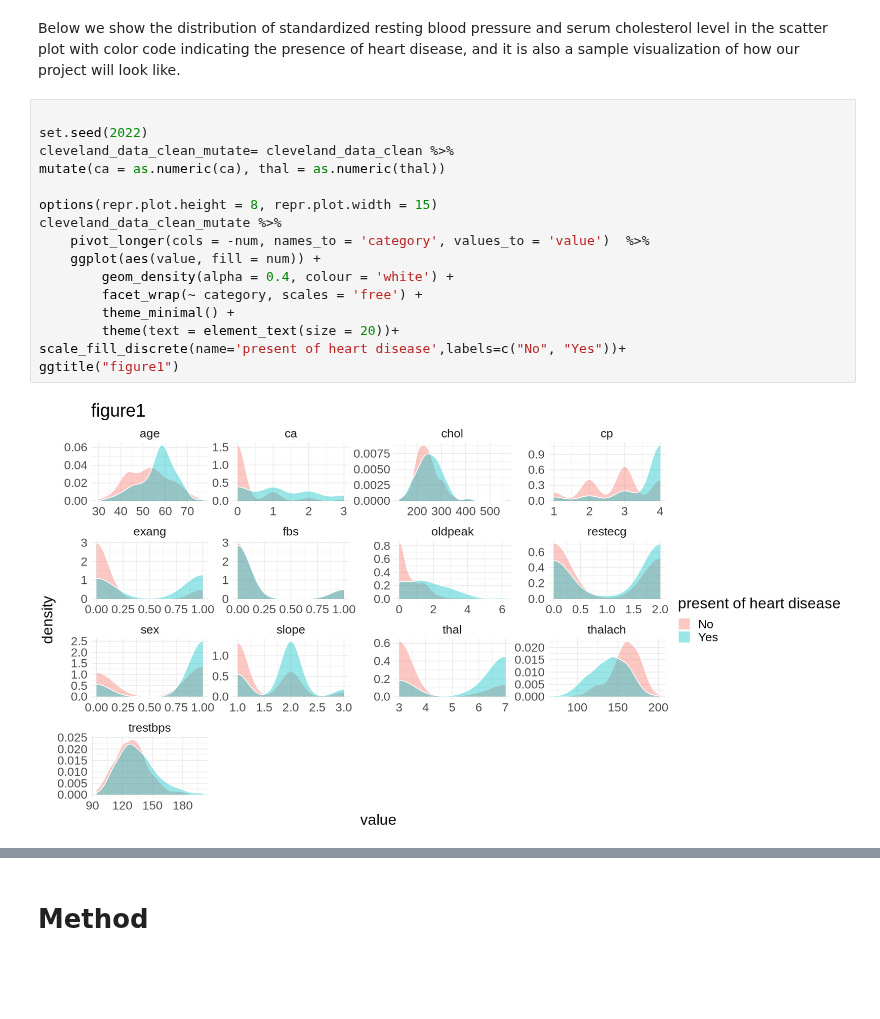
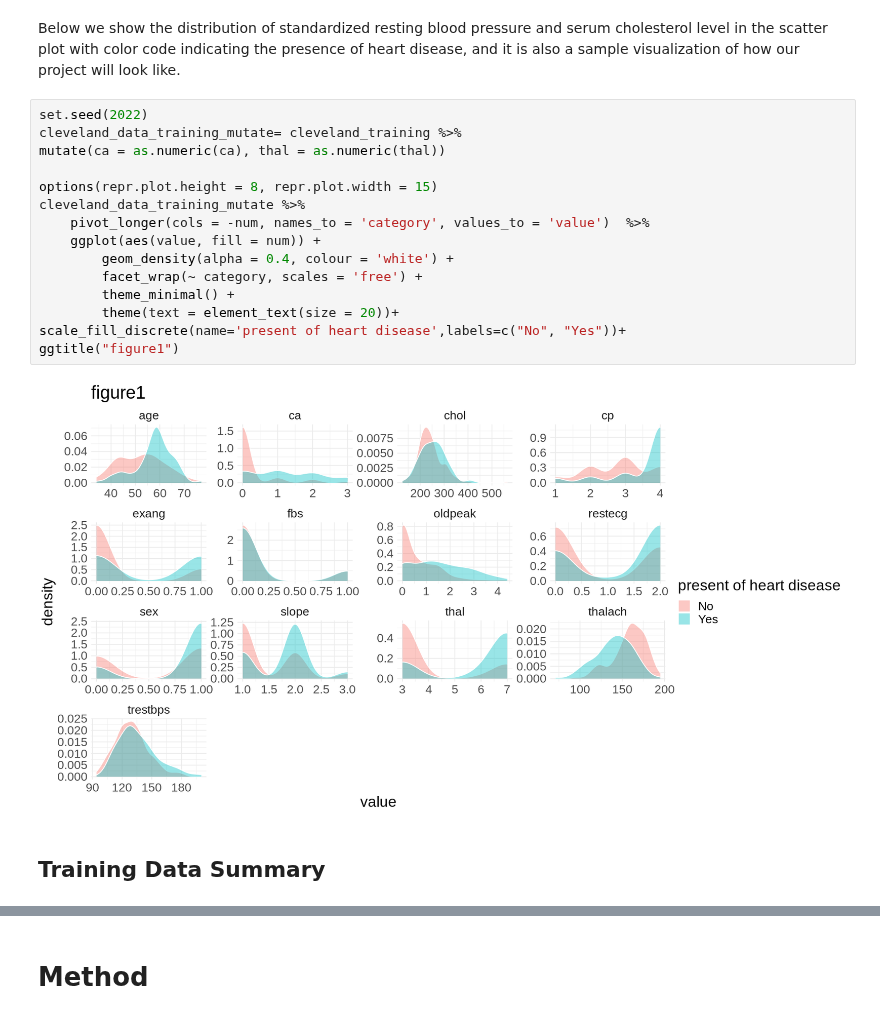
Before and after one commit to wiliwangka/Heart-Disease-Classification-with-R, a Jupyter notebook: ds_project_proposal.ipynb, the cells around one changed output, grey strips where cells are left out. Cells and saved outputs as stored; diff of their text form; blank space fills up the shorter version.

```diff
--- a/ds_project_proposal.ipynb
+++ b/ds_project_proposal.ipynb
@@ -156,20 +108,21 @@ A data.frame: 1 × 9
 # %% [markdown]
 Below we show the distribution of standardized resting blood pressure and serum cholesterol level in the scatter plot with color code indicating the presence of heart disease, and it is also a sample visualization of how our project will look like.
 # %%
-
 set.seed(2022)
-cleveland_data_clean_mutate= cleveland_data_clean %>%
+cleveland_data_training_mutate= cleveland_training %>%
 mutate(ca = as.numeric(ca), thal = as.numeric(thal))
 
 options(repr.plot.height = 8, repr.plot.width = 15)
-cleveland_data_clean_mutate %>%
+cleveland_data_training_mutate %>%
     pivot_longer(cols = -num, names_to = 'category', values_to = 'value')  %>%
     ggplot(aes(value, fill = num)) +
         geom_density(alpha = 0.4, colour = 'white') +
         facet_wrap(~ category, scales = 'free') +
         theme_minimal() +
         theme(text = element_text(size = 20))+
 scale_fill_discrete(name='present of heart disease',labels=c("No", "Yes"))+
 ggtitle("figure1")
 # %% [output]
-[figure, old version]
+[figure, new version]
+# %% [markdown]
+## Training Data Summary
```
Also changed, not shown: parts of 4 cells of this notebook.
